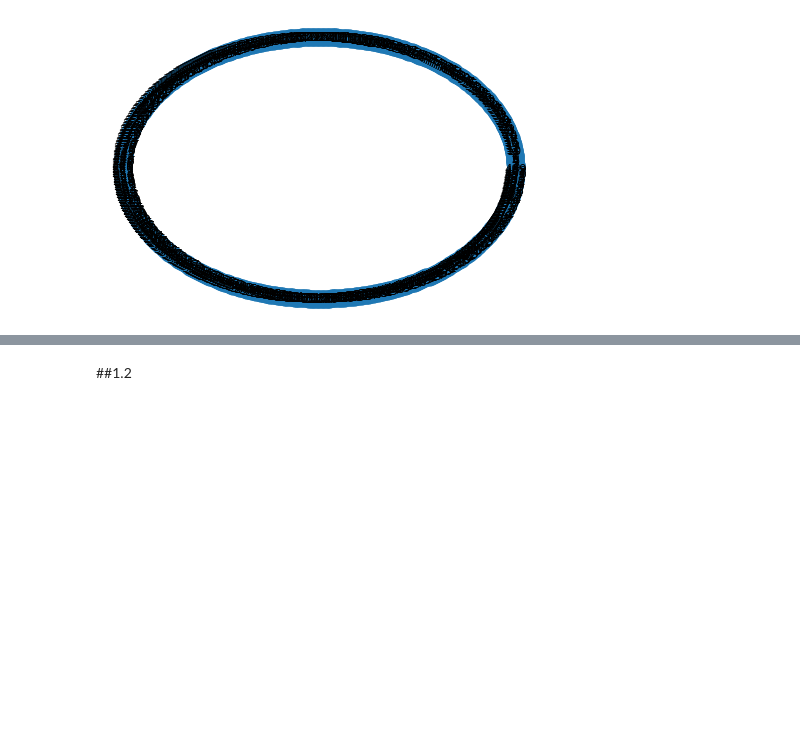
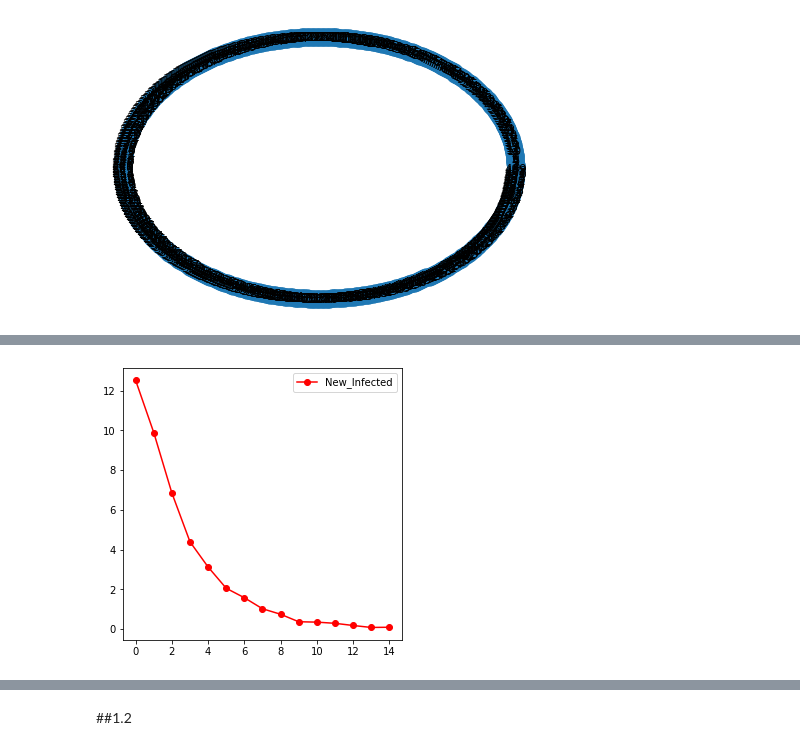
Before and after one commit to ele9996/NetworkDynamicsAndLearningLabs, a Jupyter notebook: HMW3.ipynb, the cells around one changed output, grey strips where cells are left out. Saved outputs shown, nothing was run; the diff lists cells and outputs as text; code cells hidden in the pictures; blank space fills up the shorter version.

```diff
--- a/HMW3.ipynb
+++ b/HMW3.ipynb
@@ -146,3 +177,15 @@ avg_subsceptible=np.average(tot_subsceptible,axis=0)
+# %%
+fig, ax = plt.subplots(figsize=(5,5))
+
+
+ax.plot(avg_new_infected,'ro-', label="New_Infected")
+
+
+
+ax.legend()
+plt.show()
+# %% [output]
+[figure, added]
 # %%
 fig, ax = plt.subplots(figsize=(5,5))
 
```
Also changed, not shown: parts of 10 cells of this notebook.
